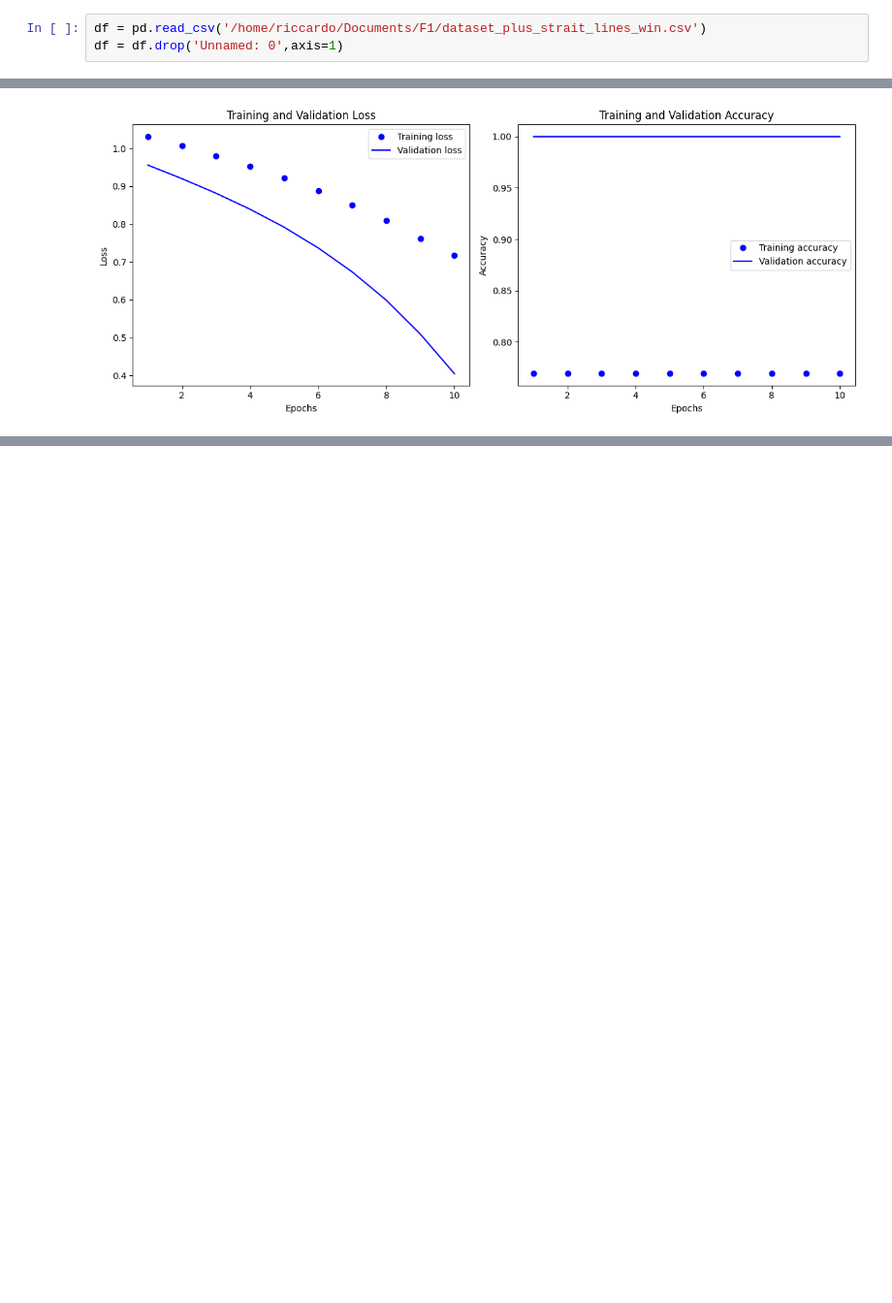
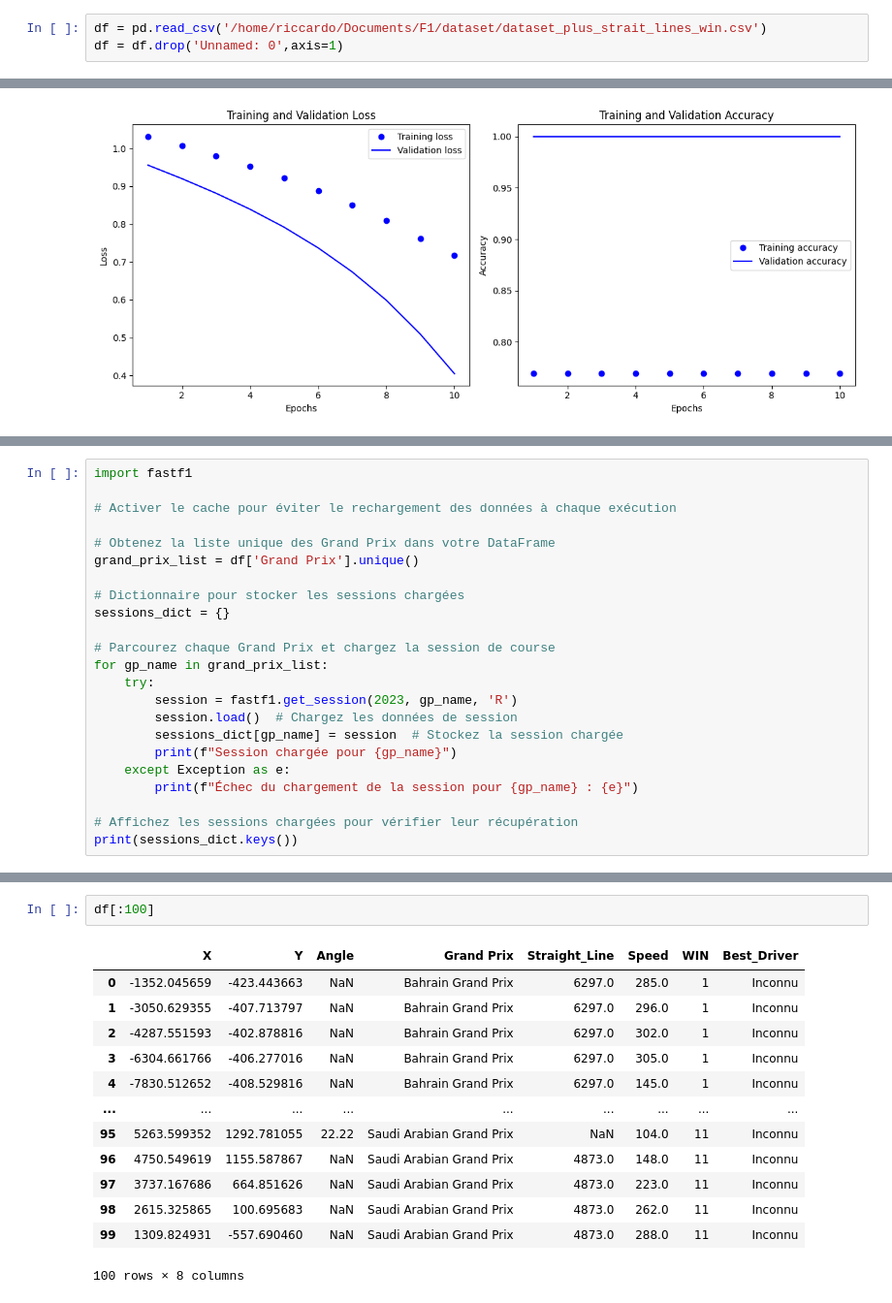
Before and after one commit to rricc22/F1, a Jupyter notebook: quick_analyse.ipynb, the cells around one changed output, grey strips where cells are left out. Shown: that part at 97% size. Drawn from its saved outputs; the diff is of its cells as text; blank space fills up the shorter version.

```diff
--- a/quick_analyse.ipynb
+++ b/quick_analyse.ipynb
@@ -9,7 +9,7 @@ import tensorflow as tf
 from sklearn.model_selection import train_test_split
 from sklearn.preprocessing import StandardScaler, LabelEncoder
 # %%
-df = pd.read_csv('/home/riccardo/Documents/F1/dataset_plus_strait_lines_win.csv')
+df = pd.read_csv('/home/riccardo/Documents/F1/dataset/dataset_plus_strait_lines_win.csv')
 df = df.drop('Unnamed: 0',axis=1)
 # %%
 def plot_training_history(history):
@@ -280,0 +283,23 @@ Accuracy: 100.00%
+# %%
+import fastf1
+
+# Activer le cache pour éviter le rechargement des données à chaque exécution
+
+# Obtenez la liste unique des Grand Prix dans votre DataFrame
+grand_prix_list = df['Grand Prix'].unique()
+
+# Dictionnaire pour stocker les sessions chargées
+sessions_dict = {}
+
+# Parcourez chaque Grand Prix et chargez la session de course
+for gp_name in grand_prix_list:
+    try:
+        session = fastf1.get_session(2023, gp_name, 'R')
+        session.load()  # Chargez les données de session
+        sessions_dict[gp_name] = session  # Stockez la session chargée
+        print(f"Session chargée pour {gp_name}")
+    except Exception as e:
+        print(f"Échec du chargement de la session pour {gp_name} : {e}")
+
+# Affichez les sessions chargées pour vérifier leur récupération
+print(sessions_dict.keys())
@@ -280,0 +490,16 @@ Accuracy: 100.00%
+# %%
+df[:100]
+# %% [output]
+|  | X | Y | Angle | Grand Prix | Straight_Line | Speed | WIN | Best_Driver |
+| 0 | -1352.045659 | -423.443663 | NaN | Bahrain Grand Prix | 6297.0 | 285.0 | 1 | Inconnu |
+| 1 | -3050.629355 | -407.713797 | NaN | Bahrain Grand Prix | 6297.0 | 296.0 | 1 | Inconnu |
+| 2 | -4287.551593 | -402.878816 | NaN | Bahrain Grand Prix | 6297.0 | 302.0 | 1 | Inconnu |
+| 3 | -6304.661766 | -406.277016 | NaN | Bahrain Grand Prix | 6297.0 | 305.0 | 1 | Inconnu |
+| 4 | -7830.512652 | -408.529816 | NaN | Bahrain Grand Prix | 6297.0 | 145.0 | 1 | Inconnu |
+| ... | ... | ... | ... | ... | ... | ... | ... | ... |
+| 95 | 5263.599352 | 1292.781055 | 22.22 | Saudi Arabian Grand Prix | NaN | 104.0 | 11 | Inconnu |
+| 96 | 4750.549619 | 1155.587867 | NaN | Saudi Arabian Grand Prix | 4873.0 | 148.0 | 11 | Inconnu |
+| 97 | 3737.167686 | 664.851626 | NaN | Saudi Arabian Grand Prix | 4873.0 | 223.0 | 11 | Inconnu |
+| 98 | 2615.325865 | 100.695683 | NaN | Saudi Arabian Grand Prix | 4873.0 | 262.0 | 11 | Inconnu |
+| 99 | 1309.824931 | -557.690460 | NaN | Saudi Arabian Grand Prix | 4873.0 | 288.0 | 11 | Inconnu |
+100 rows × 8 columns
```
Also changed, not shown: parts of 3 cells of this notebook, 6 other files.
